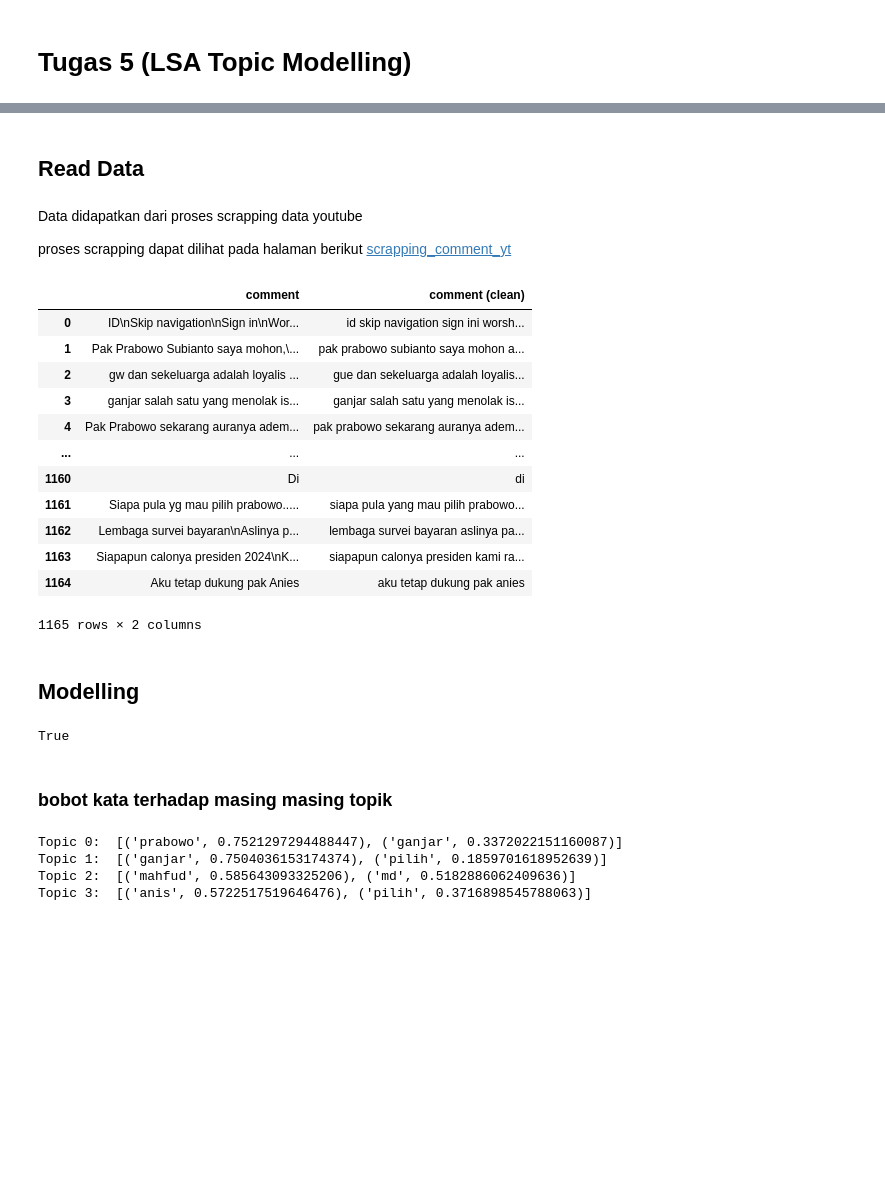
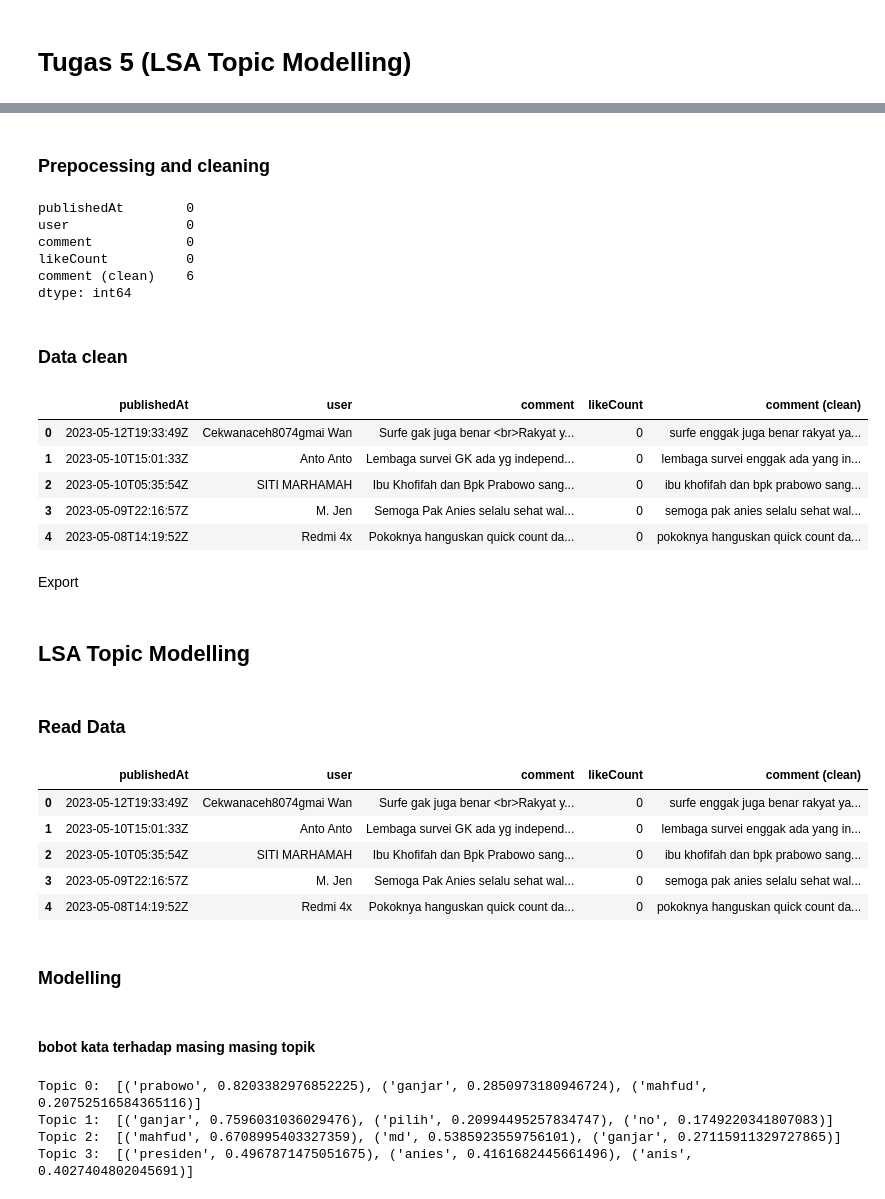
Before and after one commit to HamedAyani114/prosaindata, a Jupyter notebook: _sources/tugas5_topic_modelling.ipynb, the cells around one changed output, grey strips where cells are left out. Saved outputs shown, nothing was run; the diff lists cells and outputs as text; code cells hidden in the pictures; blank space fills up the shorter version.

```diff
--- a/_sources/tugas5_topic_modelling.ipynb
+++ b/_sources/tugas5_topic_modelling.ipynb
@@ -2,0 +97,2 @@
+# %% [markdown]
+### Prepocessing and cleaning
@@ -2,0 +132,9 @@
+# %%
+print(df.isna().sum())
+# %% [output]
+publishedAt        0
+user               0
+comment            0
+likeCount          0
+comment (clean)    6
+dtype: int64
@@ -2,0 +143,13 @@
+# %% [markdown]
+### Data clean
+# %%
+df.head()
+# %% [output]
+|  | publishedAt | user | comment | likeCount | comment (clean) |
+| 0 | 2023-05-12T19:33:49Z | Cekwanaceh8074gmai Wan | Surfe gak juga benar <br>Rakyat y... | 0 | surfe enggak juga benar rakyat ya... |
+| 1 | 2023-05-10T15:01:33Z | Anto Anto | Lembaga survei GK ada yg independ... | 0 | lembaga survei enggak ada yang in... |
+| 2 | 2023-05-10T05:35:54Z | SITI MARHAMAH | Ibu Khofifah dan Bpk Prabowo sang... | 0 | ibu khofifah dan bpk prabowo sang... |
+| 3 | 2023-05-09T22:16:57Z | M. Jen | Semoga Pak Anies selalu sehat wal... | 0 | semoga pak anies selalu sehat wal... |
+| 4 | 2023-05-08T14:19:52Z | Redmi 4x | Pokoknya hanguskan quick count da... | 0 | pokoknya hanguskan quick count da... |
+# %% [markdown]
+Export
@@ -3,2 +159,4 @@
+# %% [markdown]
+## LSA Topic Modelling
 # %% [markdown]
-## Read Data
+### Read Data
@@ -9,31 +163,14 @@ warnings.filterwarnings('ignore')
-# %% [markdown]
-Data didapatkan dari proses scrapping data youtube
-
-
-proses scrapping dapat dilihat pada halaman berikut [scrapping_comment_yt](https://hamedayani114.github.io/prosaindata/scrapping_comment_yt.html)
 # %%
-import pandas as pd
-df=pd.read_csv('https://raw.githubusercontent.com/HamedAyani114/dataset/main/csv/datacomment_cnn_fix.csv')
-df
+# df=pd.read_csv('https://raw.githubusercontent.com/HamedAyani114/dataset/main/csv/datacomment_cnn_fix.csv')
+df=pd.read_csv('datacomment_cnn_fix.csv')
+df.head()
 # %% [output]
-|  | comment | comment (clean) |
-| 0 | ID\nSkip navigation\nSign in\nWor... | id skip navigation sign ini worsh... |
-| 1 | Pak Prabowo Subianto saya mohon,\... | pak prabowo subianto saya mohon a... |
-| 2 | gw dan sekeluarga adalah loyalis ... | gue dan sekeluarga adalah loyalis... |
-| 3 | ganjar salah satu yang menolak is... | ganjar salah satu yang menolak is... |
-| 4 | Pak Prabowo sekarang auranya adem... | pak prabowo sekarang auranya adem... |
-| ... | ... | ... |
-| 1160 | Di | di |
-| 1161 | Siapa pula yg mau pilih prabowo..... | siapa pula yang mau pilih prabowo... |
-| 1162 | Lembaga survei bayaran\nAslinya p... | lembaga survei bayaran aslinya pa... |
-| 1163 | Siapapun calonya presiden 2024\nK... | siapapun calonya presiden kami ra... |
-| 1164 | Aku tetap dukung pak Anies | aku tetap dukung pak anies |
+|  | publishedAt | user | comment | likeCount | comment (clean) |
+| 0 | 2023-05-12T19:33:49Z | Cekwanaceh8074gmai Wan | Surfe gak juga benar <br>Rakyat y... | 0 | surfe enggak juga benar rakyat ya... |
+| 1 | 2023-05-10T15:01:33Z | Anto Anto | Lembaga survei GK ada yg independ... | 0 | lembaga survei enggak ada yang in... |
+| 2 | 2023-05-10T05:35:54Z | SITI MARHAMAH | Ibu Khofifah dan Bpk Prabowo sang... | 0 | ibu khofifah dan bpk prabowo sang... |
+| 3 | 2023-05-09T22:16:57Z | M. Jen | Semoga Pak Anies selalu sehat wal... | 0 | semoga pak anies selalu sehat wal... |
+| 4 | 2023-05-08T14:19:52Z | Redmi 4x | Pokoknya hanguskan quick count da... | 0 | pokoknya hanguskan quick count da... |
-1165 rows × 2 columns
 # %% [markdown]
-## Modelling
+### Modelling
-# %%
-import nltk
-nltk.download('stopwords', quiet=True)
-# %% [output]
-True
 # %%
@@ -56,18 +186,18 @@ tfidf_matrix = vectorizer.fit_transform(df['comment (clean)'])
 svd_model = TruncatedSVD(n_components=4)
 lsa_matrix = svd_model.fit_transform(tfidf_matrix)
 # %% [markdown]
-### bobot kata terhadap masing masing topik
+#### bobot kata terhadap masing masing topik
 # %%
 # bobot kata terhadap masing masing topik
 terms = vectorizer.get_feature_names_out()
 
 for index, component in enumerate(svd_model.components_):
     zipped = zip(terms, component)
-    top_terms_key=sorted(zipped, key = lambda t: t[1], reverse=True)[:2]
+    top_terms_key=sorted(zipped, key = lambda t: t[1], reverse=True)[:3]
     print("Topic "+str(index)+": ",top_terms_key)
 # %% [output]
-Topic 0:  [('prabowo', 0.7521297294488447), ('ganjar', 0.3372022151160087)]
-Topic 1:  [('ganjar', 0.7504036153174374), ('pilih', 0.1859701618952639)]
-Topic 2:  [('mahfud', 0.585643093325206), ('md', 0.5182886062409636)]
-Topic 3:  [('anis', 0.5722517519646476), ('pilih', 0.3716898545788063)]
+Topic 0:  [('prabowo', 0.8203382976852225), ('ganjar', 0.2850973180946724), ('mahfud', 0.20752516584365116)]
+Topic 1:  [('ganjar', 0.7596031036029476), ('pilih', 0.20994495257834747), ('no', 0.1749220341807083)]
+Topic 2:  [('mahfud', 0.6708995403327359), ('md', 0.5385923559756101), ('ganjar', 0.27115911329727865)]
+Topic 3:  [('presiden', 0.4967871475051675), ('anies', 0.4161682445661496), ('anis', 0.4027404802045691)]
 # %% [markdown]
```
Also changed, not shown: parts of 15 cells of this notebook, 17 other files.
